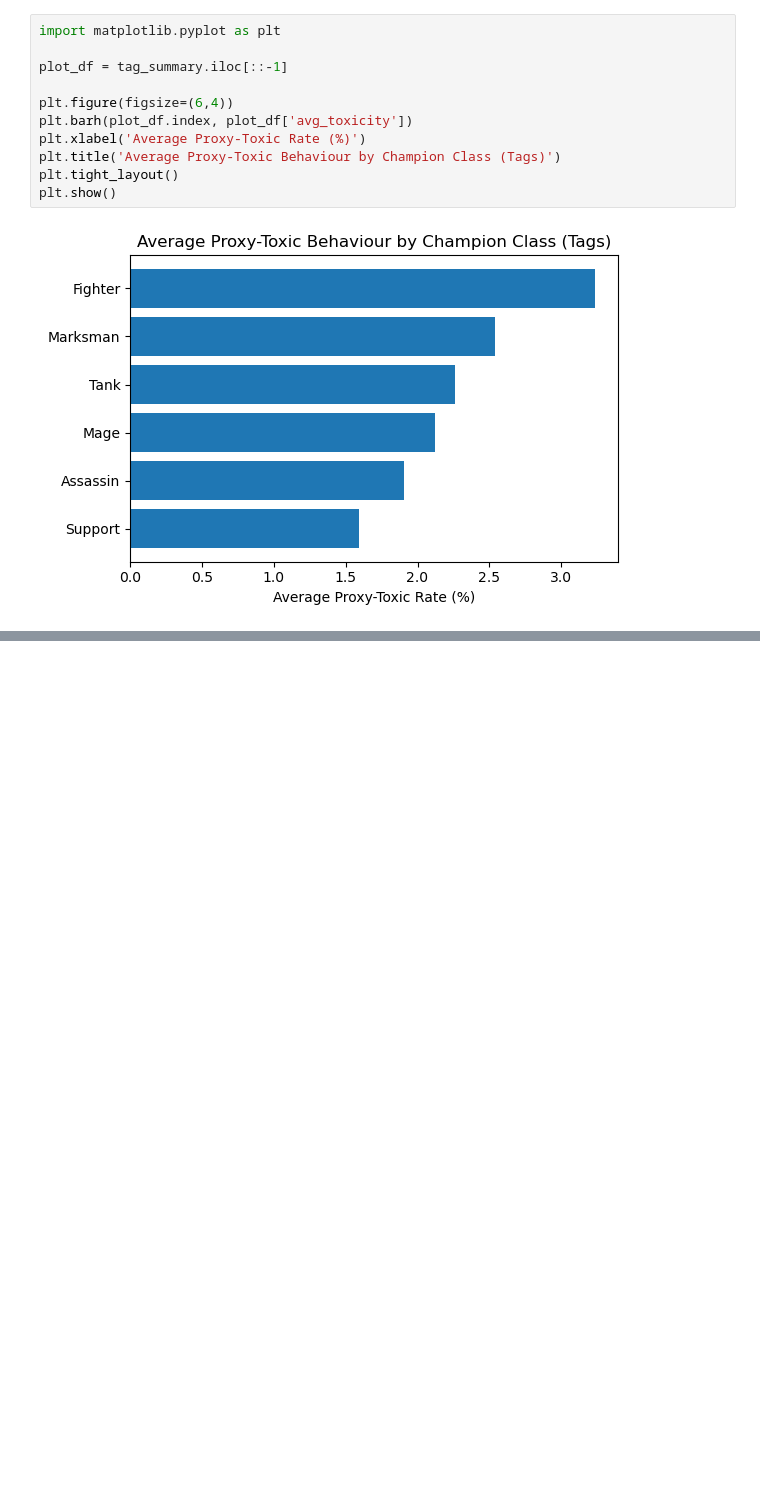
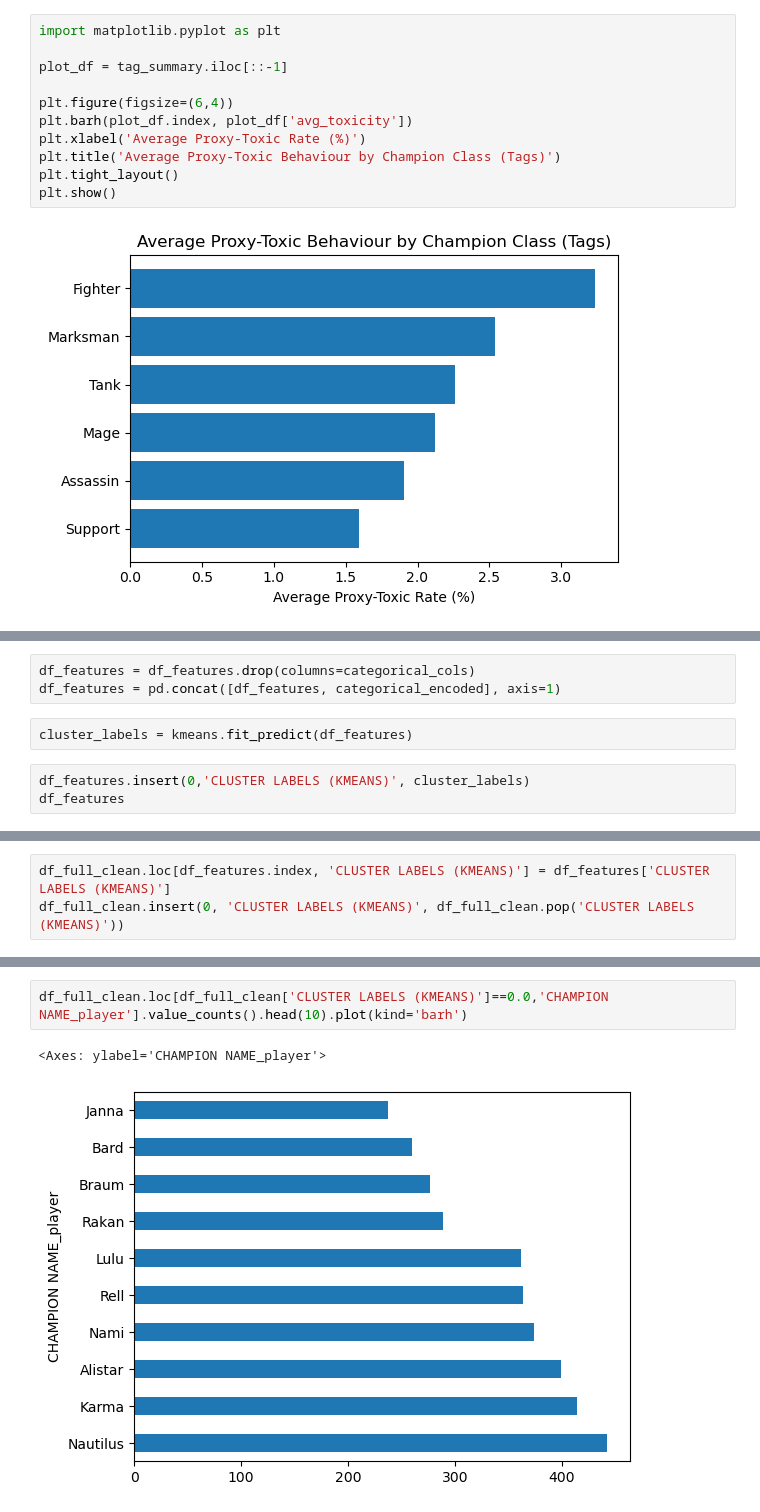
Before and after one commit to lybytes/lol-toxicity-analysis, a Jupyter notebook: ST445_Project_Main v2.ipynb, the cells around one changed output, grey strips where cells are left out. Saved outputs shown, nothing was run; the diff lists cells and outputs as text; blank space fills up the shorter version.

Commit message:
added 5.3 clustering

```diff
--- a/ST445_Project_Main v2.ipynb
+++ b/ST445_Project_Main v2.ipynb
@@ -2010,0 +2076,8 @@ plt.show()
+# %%
+df_features = df_features.drop(columns=categorical_cols)
+df_features = pd.concat([df_features, categorical_encoded], axis=1)
+# %%
+cluster_labels = kmeans.fit_predict(df_features)
+# %%
+df_features.insert(0,'CLUSTER LABELS (KMEANS)', cluster_labels)
+df_features
@@ -2010,0 +2098,3 @@ plt.show()
+# %%
+df_full_clean.loc[df_features.index, 'CLUSTER LABELS (KMEANS)'] = df_features['CLUSTER LABELS (KMEANS)']
+df_full_clean.insert(0, 'CLUSTER LABELS (KMEANS)', df_full_clean.pop('CLUSTER LABELS (KMEANS)'))
@@ -2010,0 +2168,5 @@ plt.show()
+# %%
+df_full_clean.loc[df_full_clean['CLUSTER LABELS (KMEANS)']==0.0,'CHAMPION NAME_player'].value_counts().head(10).plot(kind='barh')
+# %% [output]
+<Axes: ylabel='CHAMPION NAME_player'>
+[figure, added]
```
Also changed, not shown: parts of 17 cells of this notebook.
